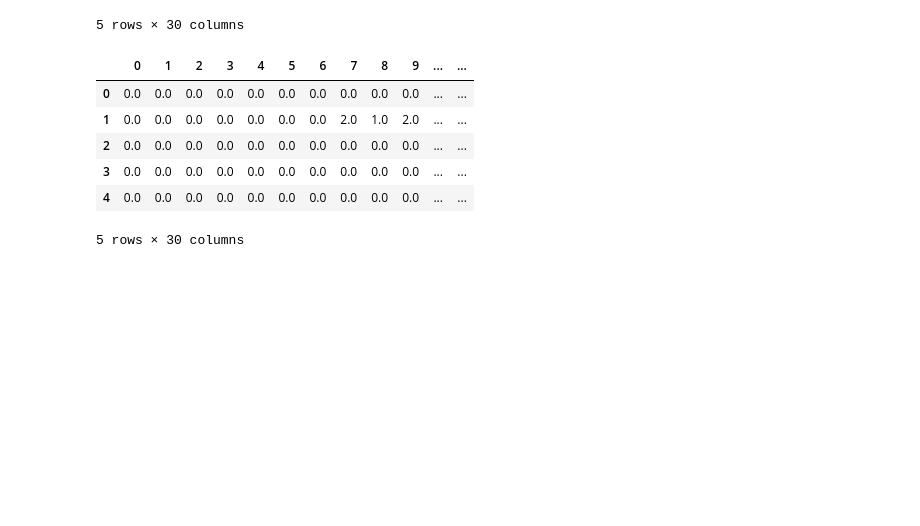
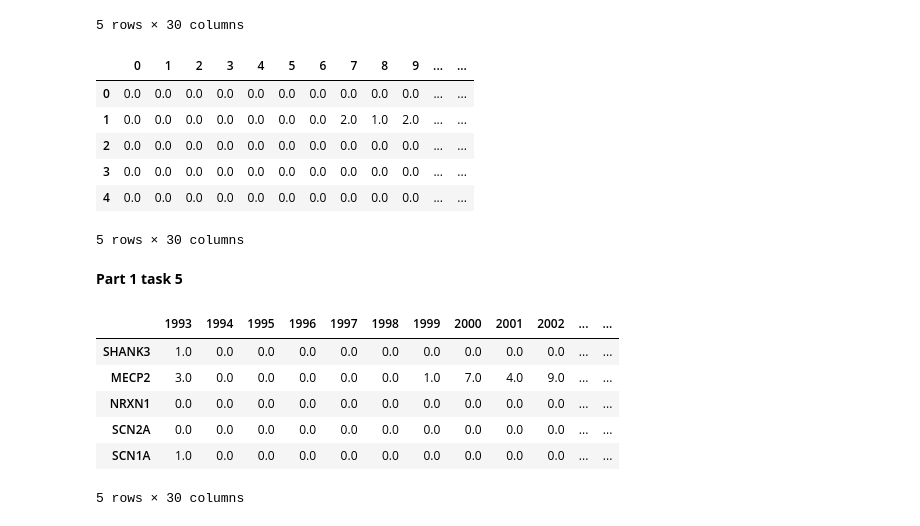
Before and after one commit to gong7788/biocw2, a Jupyter notebook: cw2.ipynb, the cells around one changed output. Cells and saved outputs as stored; diff of their text form; code cells hidden in the pictures; blank space fills up the shorter version.

```diff
--- a/cw2.ipynb
+++ b/cw2.ipynb
@@ -362,3 +363,5 @@ table2_df
 table_df.to_csv('table.csv', sep='\t', index=False)
 # %%
 table2_df.to_csv('table2.csv', sep='\t', index=False)
+# %% [markdown]
+**Part 1 task 5**
@@ -364,0 +372,11 @@ table2_df.to_csv('table2.csv', sep='\t', index=False)
+# %%
+table.index = ['SHANK3', 'MECP2', 'NRXN1', 'SCN2A', 'SCN1A']
+table
+# %% [output]
+|  | 1993 | 1994 | 1995 | 1996 | 1997 | 1998 | 1999 | 2000 | 2001 | 2002 | ... | ... |
+| SHANK3 | 1.0 | 0.0 | 0.0 | 0.0 | 0.0 | 0.0 | 0.0 | 0.0 | 0.0 | 0.0 | ... | ... |
+| MECP2 | 3.0 | 0.0 | 0.0 | 0.0 | 0.0 | 0.0 | 1.0 | 7.0 | 4.0 | 9.0 | ... | ... |
+| NRXN1 | 0.0 | 0.0 | 0.0 | 0.0 | 0.0 | 0.0 | 0.0 | 0.0 | 0.0 | 0.0 | ... | ... |
+| SCN2A | 0.0 | 0.0 | 0.0 | 0.0 | 0.0 | 0.0 | 0.0 | 0.0 | 0.0 | 0.0 | ... | ... |
+| SCN1A | 1.0 | 0.0 | 0.0 | 0.0 | 0.0 | 0.0 | 0.0 | 0.0 | 0.0 | 0.0 | ... | ... |
+5 rows × 30 columns
```
Also changed, not shown: parts of 36 cells of this notebook, 3 other files.
